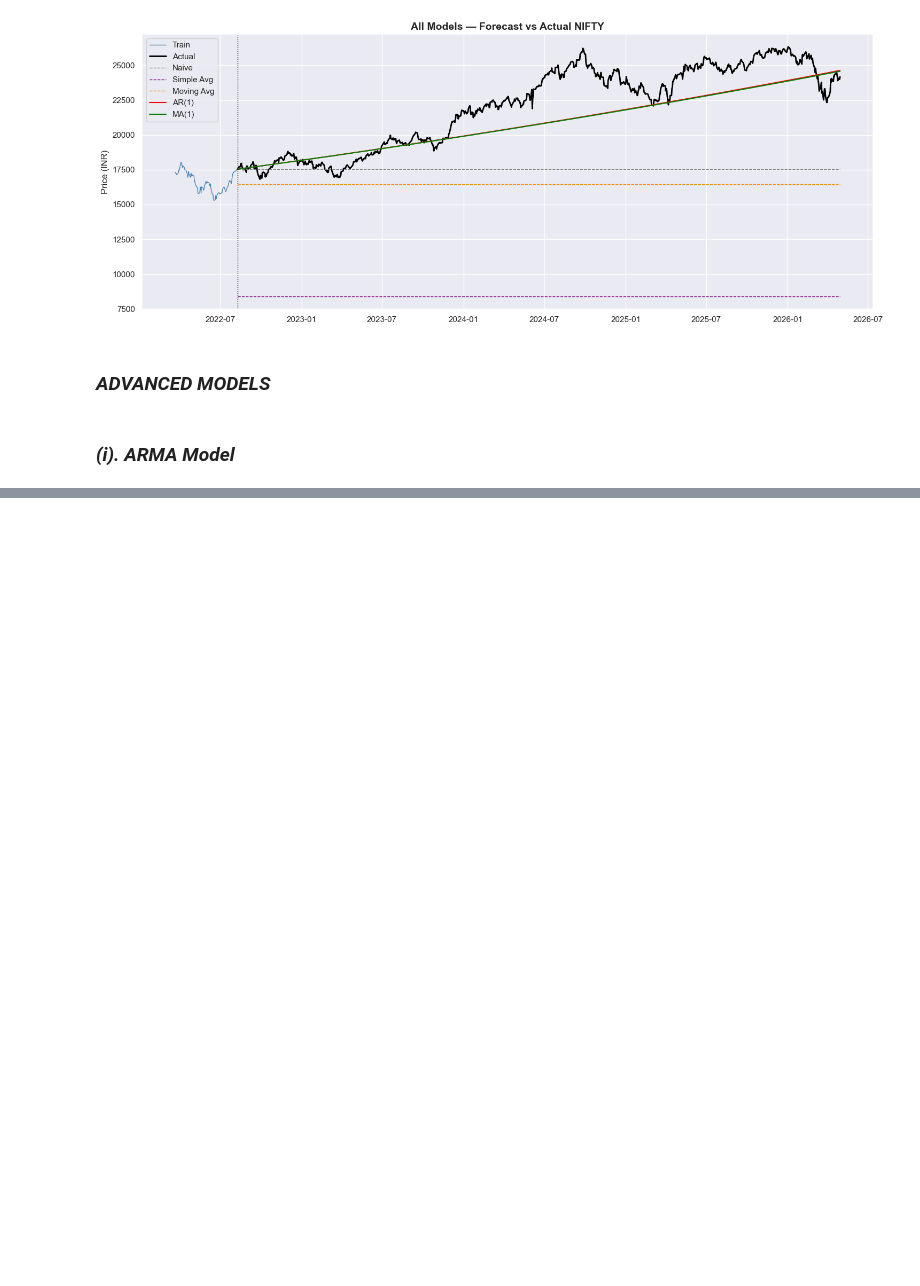
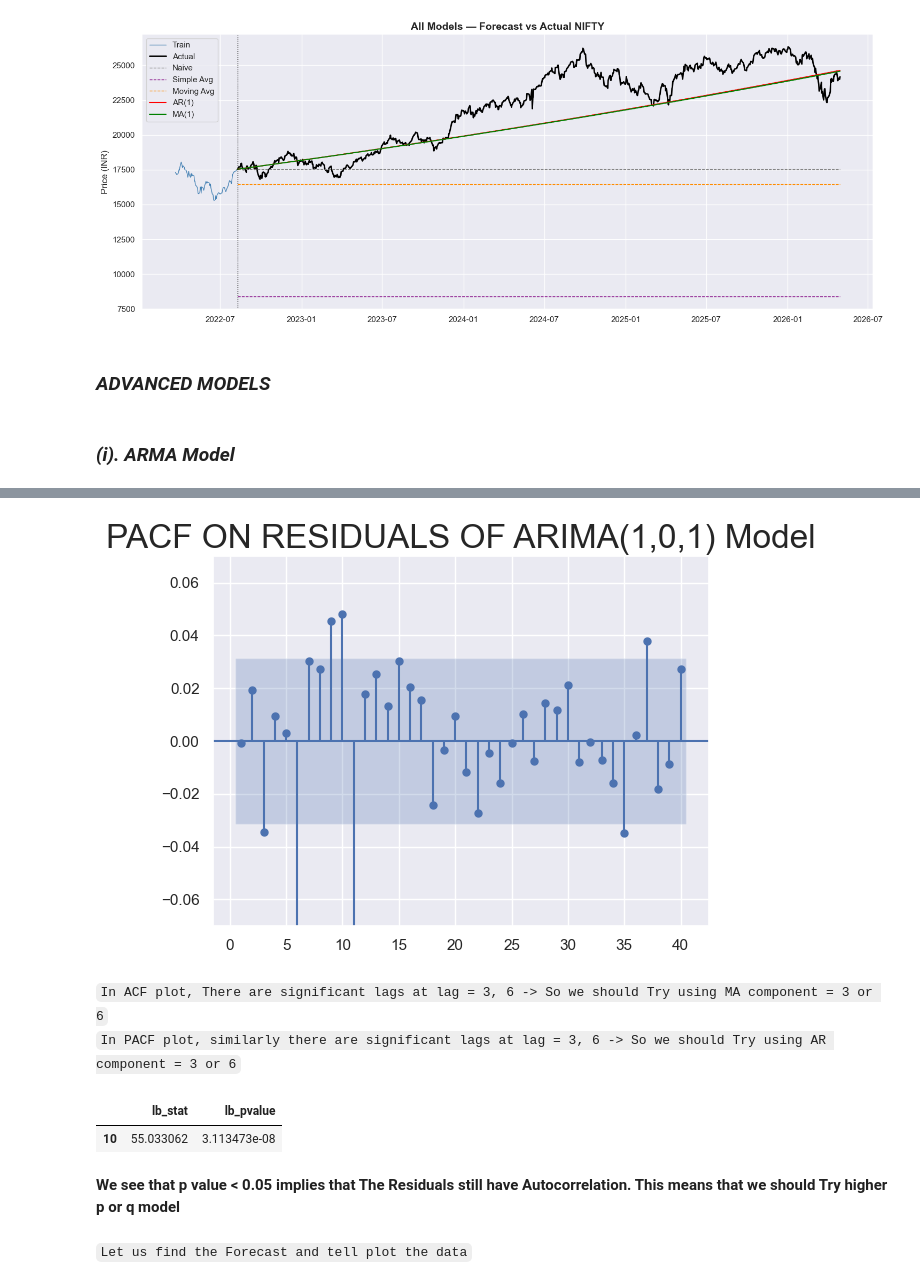
Before and after one commit to PradhumanSoni/Time-Series-Analysis, a Jupyter notebook: Forecasting of Various Indexes/experiment_forecasting_nifty50.ipynb, the cells around one changed output, grey strips where cells are left out. Cells and saved outputs as stored; diff of their text form; code cells hidden in the pictures; blank space fills up the shorter version.

```diff
--- a/Forecasting of Various Indexes/experiment_forecasting_nifty50.ipynb
+++ b/Forecasting of Various Indexes/experiment_forecasting_nifty50.ipynb
@@ -1340,0 +1400,23 @@ plt.show()
+# %%
+# Plot PACF On Residuals
+sgt.plot_pacf(resid_arma_11[1:],zero=False,lags=40 , method='ols')
+plt.ylim(-.07,.07)
+plt.title("PACF ON RESIDUALS OF ARIMA(1,0,1) Model",size=24)
+plt.show()
+# %% [output]
+[figure, added]
+# %% [markdown]
+`In ACF plot, There are significant lags at lag = 3, 6 -> So we should Try using MA component = 3 or 6`
+`In PACF plot, similarly there are significant lags at lag = 3, 6 -> So we should Try using AR component = 3 or 6`
+# %%
+# Let us fit Ljung Box Test to see if Autocorrelation still exists in the Residuals
+from statsmodels.stats.diagnostic import acorr_ljungbox
+
+acorr_ljungbox(resid_arma_11, lags=[10], return_df=True)
+# %% [output]
+|  | lb_stat | lb_pvalue |
+| 10 | 55.033062 | 3.113473e-08 |
+# %% [markdown]
+**We see that p value < 0.05 implies that The Residuals still have Autocorrelation. This means that we should Try higher p or q model**
+# %% [markdown]
+`Let us find the Forecast and tell plot the data`
```
Also changed, not shown: parts of 63 cells of this notebook, 1 other file.
